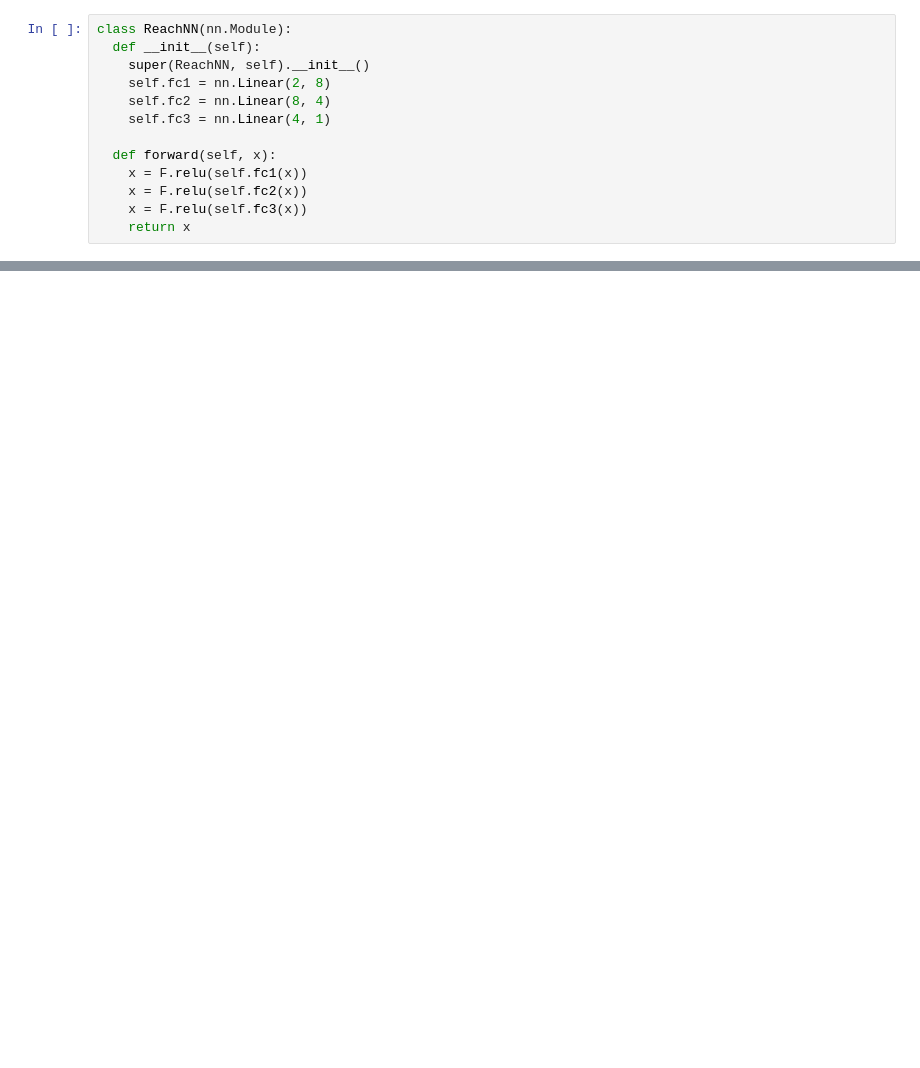
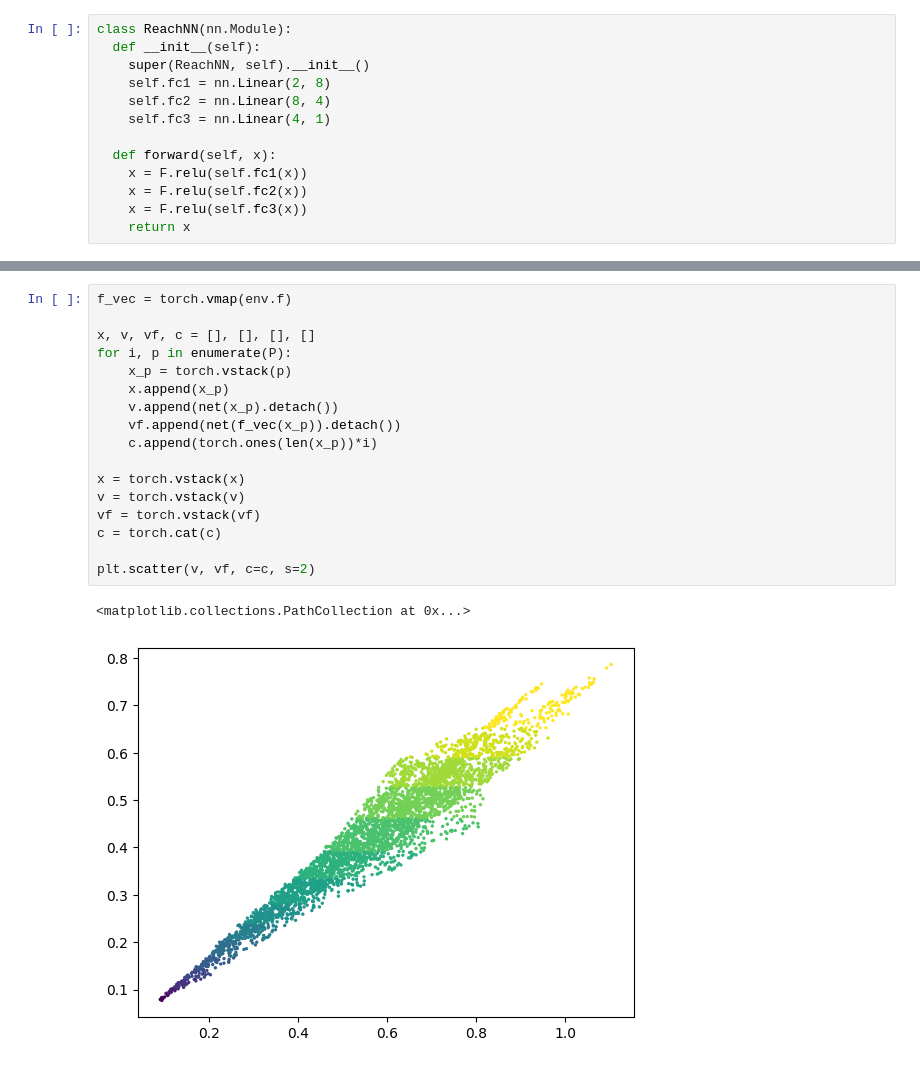
Before and after one commit to mahykari/neural-certificates, a Jupyter notebook: playground.ipynb, the cells around one changed output, grey strips where cells are left out. Cells and saved outputs as stored; diff of their text form; blank space fills up the shorter version.

```diff
--- a/playground.ipynb
+++ b/playground.ipynb
@@ -172,0 +170,20 @@ i=4900. |P|=17
+# %%
+f_vec = torch.vmap(env.f)
+
+x, v, vf, c = [], [], [], []
+for i, p in enumerate(P):
+    x_p = torch.vstack(p)
+    x.append(x_p)
+    v.append(net(x_p).detach())
+    vf.append(net(f_vec(x_p)).detach())
+    c.append(torch.ones(len(x_p))*i)
+
+x = torch.vstack(x)
+v = torch.vstack(v)
+vf = torch.vstack(vf)
+c = torch.cat(c)
+
+plt.scatter(v, vf, c=c, s=2)
+# %% [output]
+<matplotlib.collections.PathCollection at 0x...>
+[figure, added]
```
Also changed, not shown: parts of 9 cells of this notebook.
